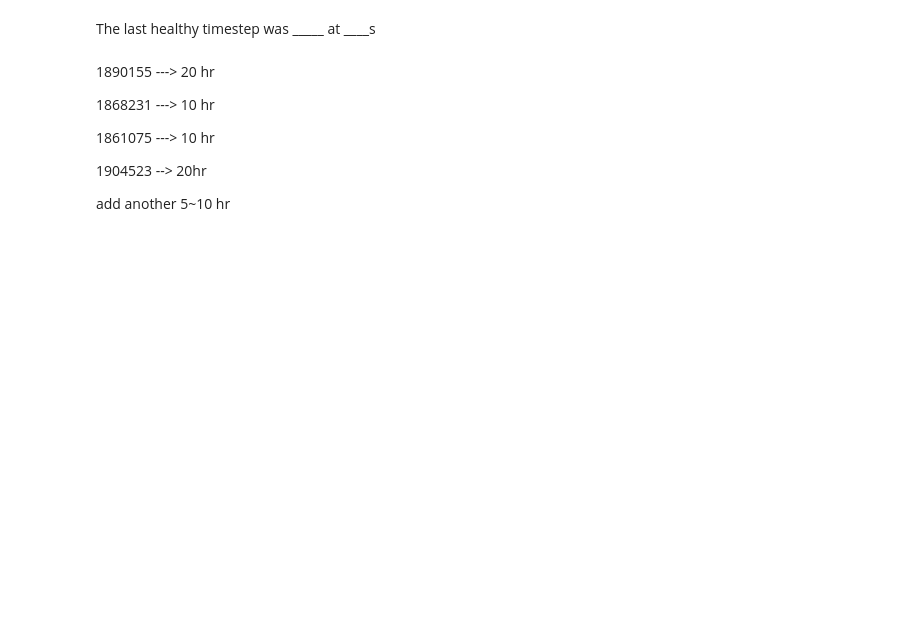
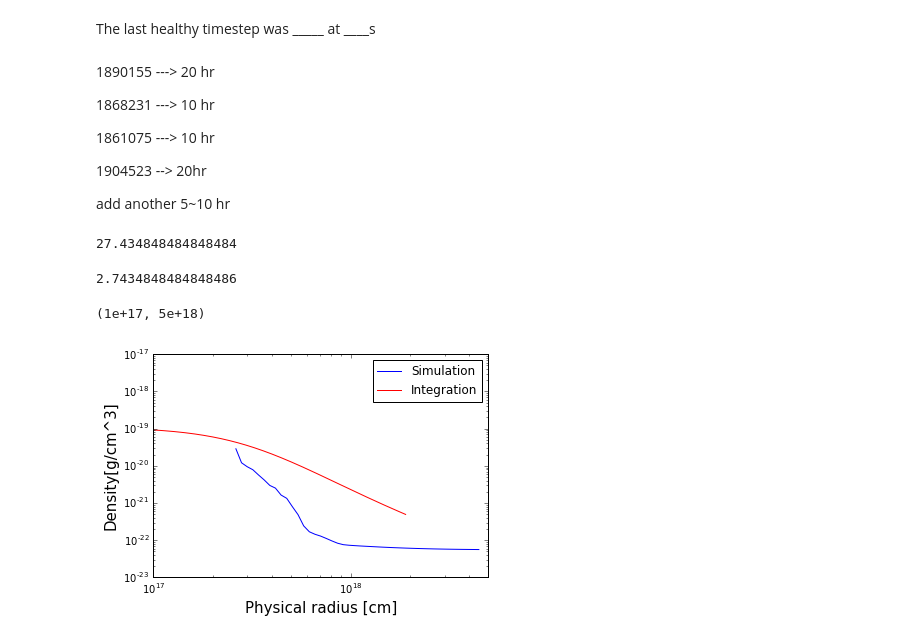
Before and after one commit to dorisjlee/StarFormationCode, a Jupyter notebook: FLASH/04_14_2016_FatFCRicker_et_al_1_2.ipynb, the cells around one changed output. Cells and saved outputs as stored; diff of their text form; code cells hidden in the pictures; blank space fills up the shorter version.

```diff
--- a/FLASH/04_14_2016_FatFCRicker_et_al_1_2.ipynb
+++ b/FLASH/04_14_2016_FatFCRicker_et_al_1_2.ipynb
@@ -143,0 +141,3 @@ plot_dens(FINAL_STEP)
+# %%
+FINAL_STEP = 304
+plot_dens(FINAL_STEP)
@@ -157,0 +165,33 @@ add another 5~10 hr
+# %%
+1.8107E+14/6.6e12
+# %% [output]
+27.434848484848484
+# %%
+1.8107E+14/6.6e13
+# %% [output]
+2.7434848484848486
+# %%
+i =FINAL_STEP
+rho_c = 1.1E-19
+# pf= yt.load("output_{0}/info_{0}.txt".format(str(timestep).zfill(5)))
+pf = yt.load("sod_hdf5_chk_{}".format(str(i).zfill(4)))
+plt.figure()
+sp = pf.sphere(pf.domain_center, (1.5,"pc"))
+rp = yt.create_profile(sp,'radius','density')#,units={'radius':'pc'},logs={'radius':False})
+plt.loglog(rp.x.value,rp["density"].in_units("g/cm**3").value,label="Simulation")
+xi_max = 20.0
+def solvr(Y, t):
+    return [Y[1], exp(-Y[0])-2/t*Y[1]]
+xi = np.arange(1e-6, xi_max, 0.01) #start at small poisitive number to avoid div-by-0
+asol = integrate.odeint(solvr, [0, 0], xi)
+rho = np.exp(-asol[:,0]) #rho/rho_c
+r = xi/1.05e-17 #[cm]
+#1cm = 3.24077929e-19 Parsecs
+plt.loglog(r,rho*rho_c,label ='Integration',color="red")#$\rho$')
+plt.xlabel("Physical radius [cm]",fontsize=15)
+plt.ylabel("Density[g/cm^3]",fontsize=15)
+plt.legend(loc='upper right',prop={'size':12},numpoints=1)
+plt.xlim(1e17,5e18)
+# %% [output]
+(1e+17, 5e+18)
+[figure, added]
```
Also changed, not shown: parts of 7 cells of this notebook, 10 other files.
